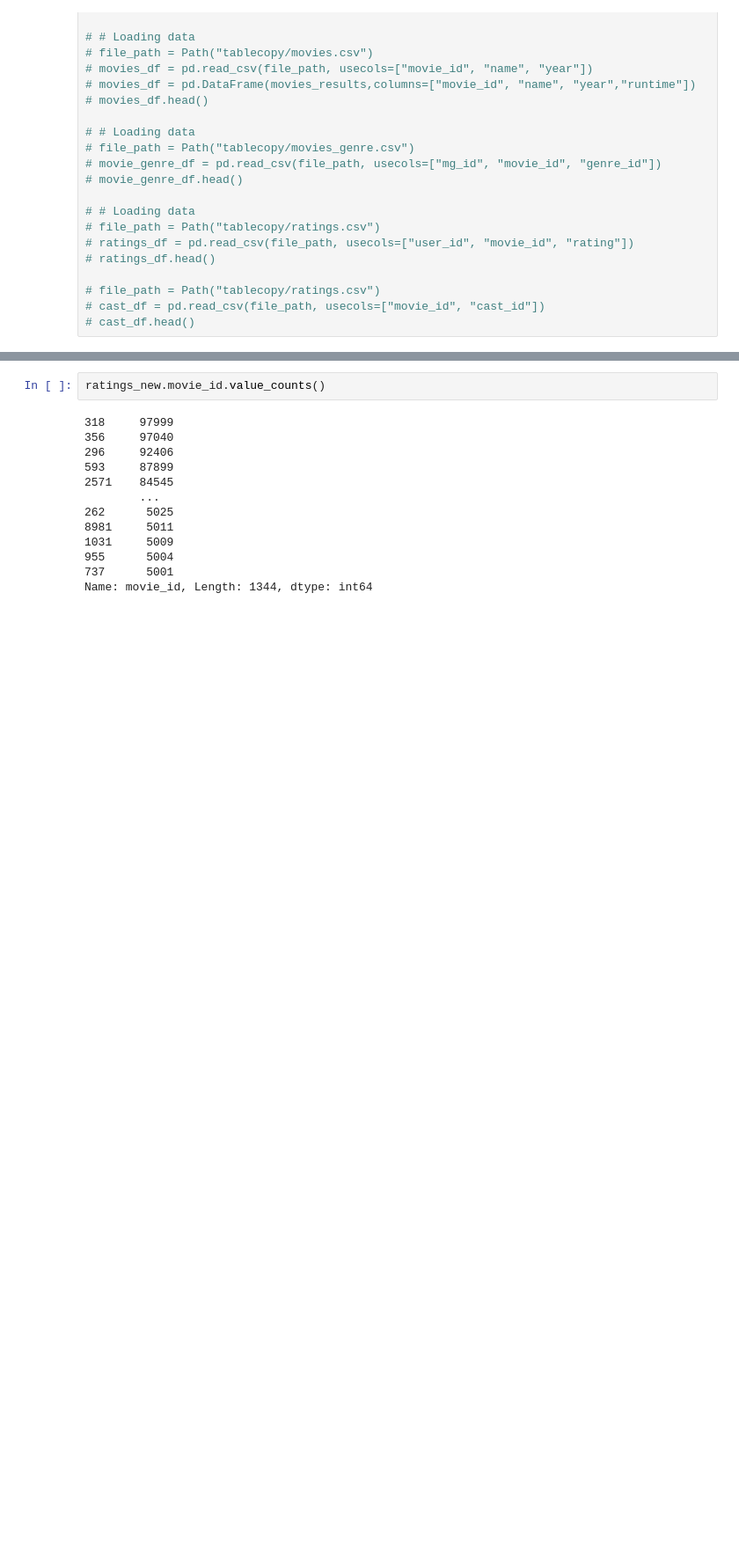
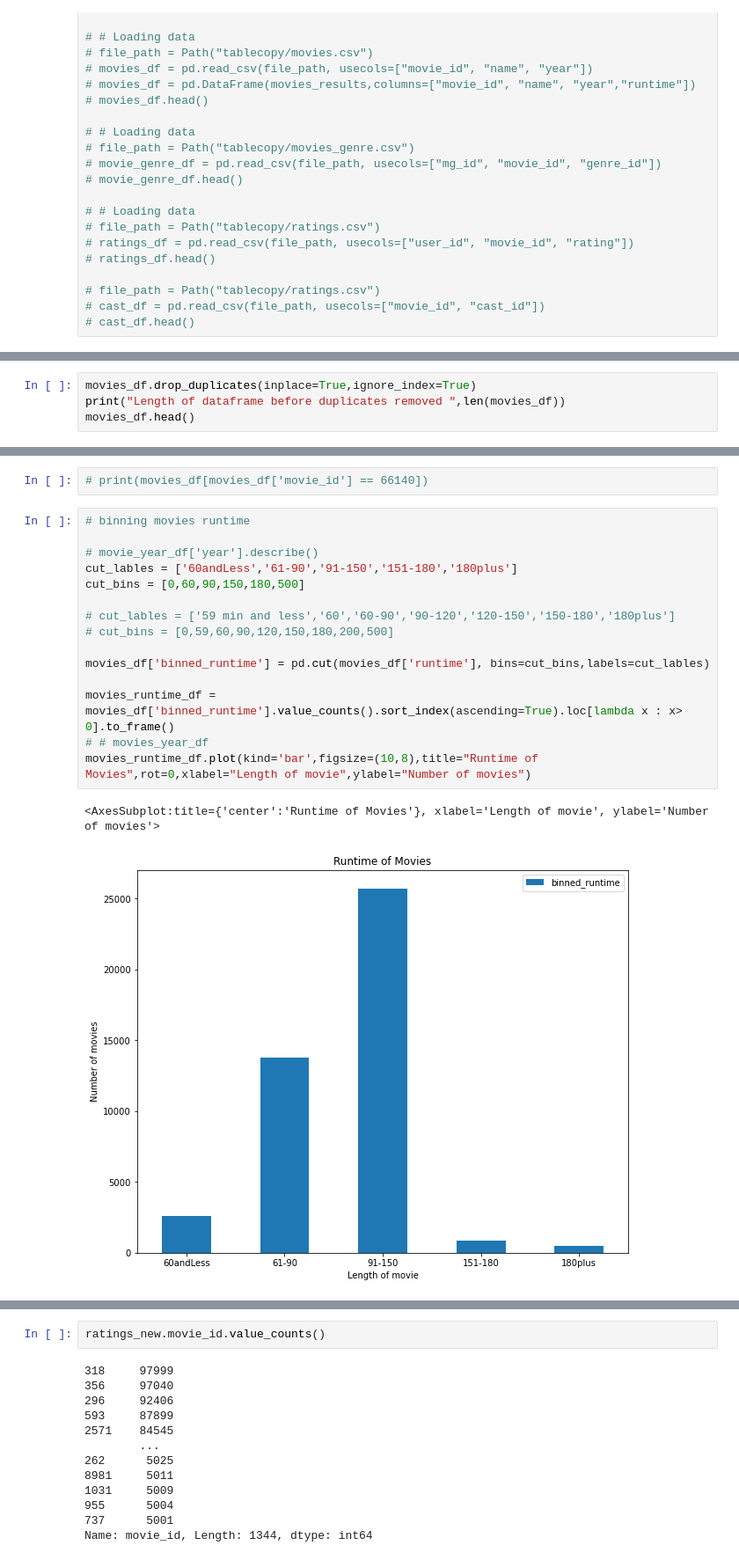
Before and after one commit to HelyxM/Final-Project, a Jupyter notebook: movies_ML_Analysis.ipynb, the cells around one changed output, grey strips where cells are left out. Shown: that part at 88% size. Drawn from its saved outputs; the diff is of its cells as text; blank space fills up the shorter version.

```diff
--- a/movies_ML_Analysis.ipynb
+++ b/movies_ML_Analysis.ipynb
@@ -273,0 +354,4 @@ conn.close
+# %%
+movies_df.drop_duplicates(inplace=True,ignore_index=True)
+print("Length of dataframe before duplicates removed ",len(movies_df))
+movies_df.head()
@@ -273,0 +366,20 @@ conn.close
+# %%
+# print(movies_df[movies_df['movie_id'] == 66140])
+# %%
+# binning movies runtime
+
+# movie_year_df['year'].describe()
+cut_lables = ['60andLess','61-90','91-150','151-180','180plus']
+cut_bins = [0,60,90,150,180,500]
+
+# cut_lables = ['59 min and less','60','60-90','90-120','120-150','150-180','180plus']
+# cut_bins = [0,59,60,90,120,150,180,200,500]
+
+movies_df['binned_runtime'] = pd.cut(movies_df['runtime'], bins=cut_bins,labels=cut_lables)
+
+movies_runtime_df = movies_df['binned_runtime'].value_counts().sort_index(ascending=True).loc[lambda x : x> 0].to_frame()
+# # movies_year_df
+movies_runtime_df.plot(kind='bar',figsize=(10,8),title="Runtime of Movies",rot=0,xlabel="Length of movie",ylabel="Number of movies")
+# %% [output]
+<AxesSubplot:title={'center':'Runtime of Movies'}, xlabel='Length of movie', ylabel='Number of movies'>
+[figure, added]
```
Also changed, not shown: parts of 86 cells of this notebook.
